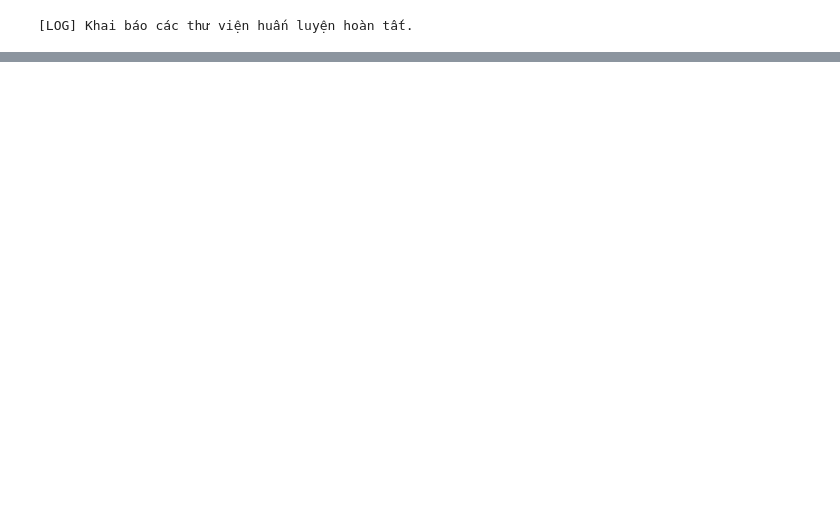
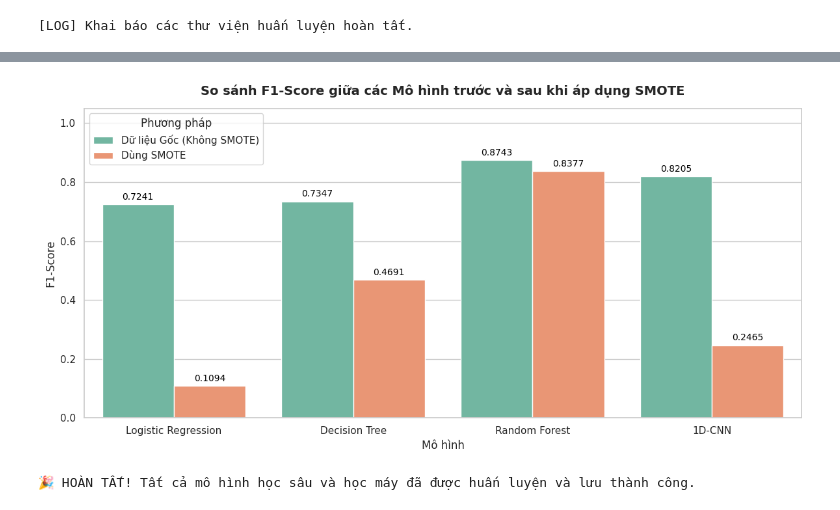
Before and after one commit to ncdanh0311/credit-fraud-detection, a Jupyter notebook: notebooks/02_SMOTE_Model_Training.ipynb, the cells around one changed output, grey strips where cells are left out. Saved outputs shown, nothing was run; the diff lists cells and outputs as text; code cells hidden in the pictures; blank space fills up the shorter version.

```diff
--- a/notebooks/02_SMOTE_Model_Training.ipynb
+++ b/notebooks/02_SMOTE_Model_Training.ipynb
@@ -470,0 +311,39 @@ else:
+# %%
+# Vẽ biểu đồ cột so sánh F1-Score (y hệt DataMining.ipynb)
+f1_data = []
+
+for name in predictions.keys():
+    # F1 cho tập Gốc
+    f1_no = f1_score(y_test, predictions_no_smote[name])
+    f1_data.append({'Mô hình': name, 'F1-Score': f1_no, 'Phương pháp': 'Dữ liệu Gốc (Không SMOTE)'})
+
+    # F1 cho tập SMOTE
+    f1_sm = f1_score(y_test, predictions[name])
+    f1_data.append({'Mô hình': name, 'F1-Score': f1_sm, 'Phương pháp': 'Dùng SMOTE'})
+
+df_metrics = pd.DataFrame(f1_data)
+
+plt.figure(figsize=(12, 6))
+ax = sns.barplot(x='Mô hình', y='F1-Score', hue='Phương pháp', data=df_metrics, palette='Set2')
+
+plt.title('So sánh F1-Score giữa các Mô hình trước và sau khi áp dụng SMOTE', fontsize=14, fontweight='bold', pad=15)
+plt.xlabel('Mô hình', fontsize=12)
+plt.ylabel('F1-Score', fontsize=12)
+plt.ylim([0.0, 1.05])
+
+for p in ax.patches:
+    height = p.get_height()
+    if height > 0:
+        ax.annotate(f'{height:.4f}',
+                    (p.get_x() + p.get_width() / 2., height),
+                    ha='center', va='bottom',
+                    fontsize=10, color='black',
+                    xytext=(0, 3),
+                    textcoords='offset points')
+
+plt.tight_layout()
+plt.show()
+print("🎉 HOÀN TẤT! Tất cả mô hình học sâu và học máy đã được huấn luyện và lưu thành công.")
+# %% [output]
+[figure, added]
+🎉 HOÀN TẤT! Tất cả mô hình học sâu và học máy đã được huấn luyện và lưu thành công.
```
Also changed, not shown: parts of 24 cells of this notebook, 2 other files.
